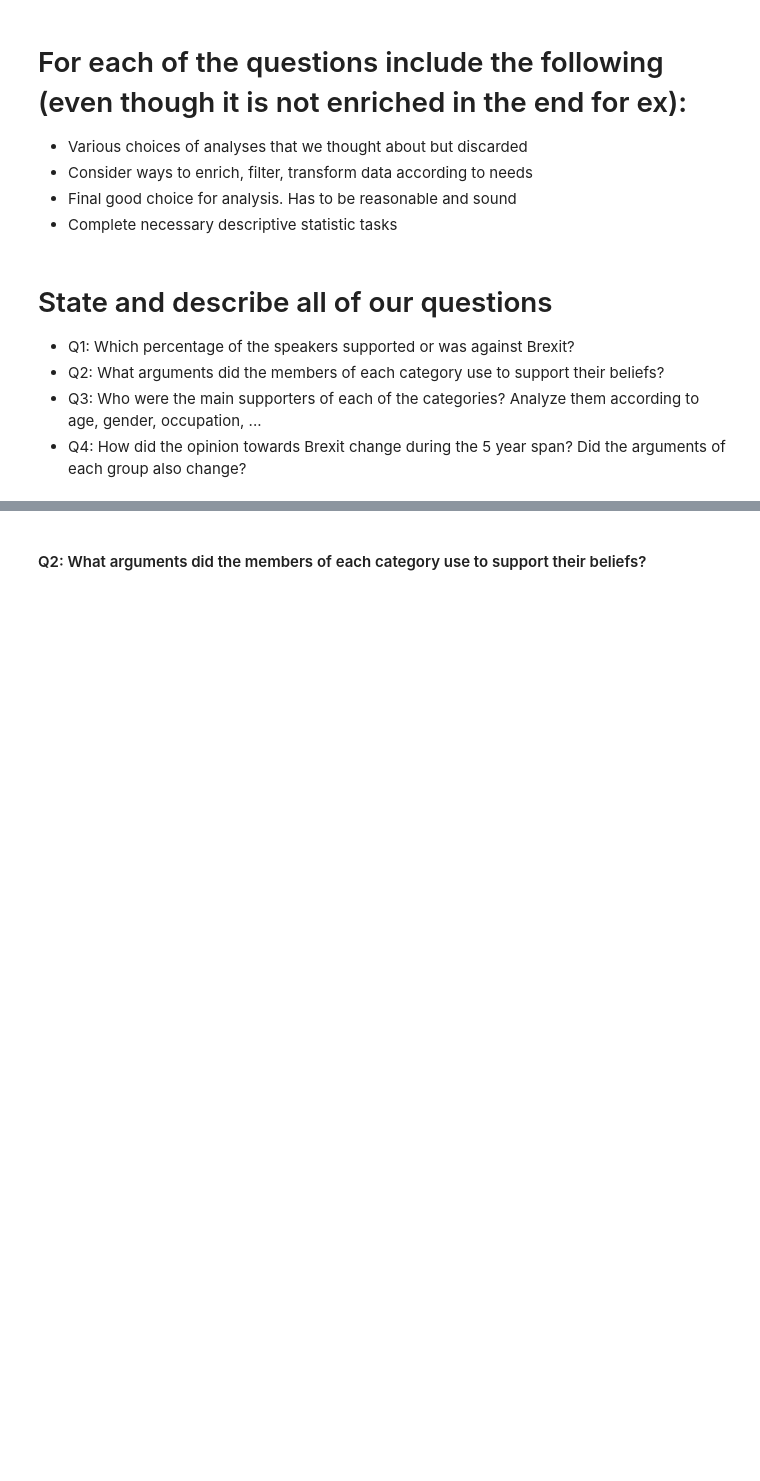
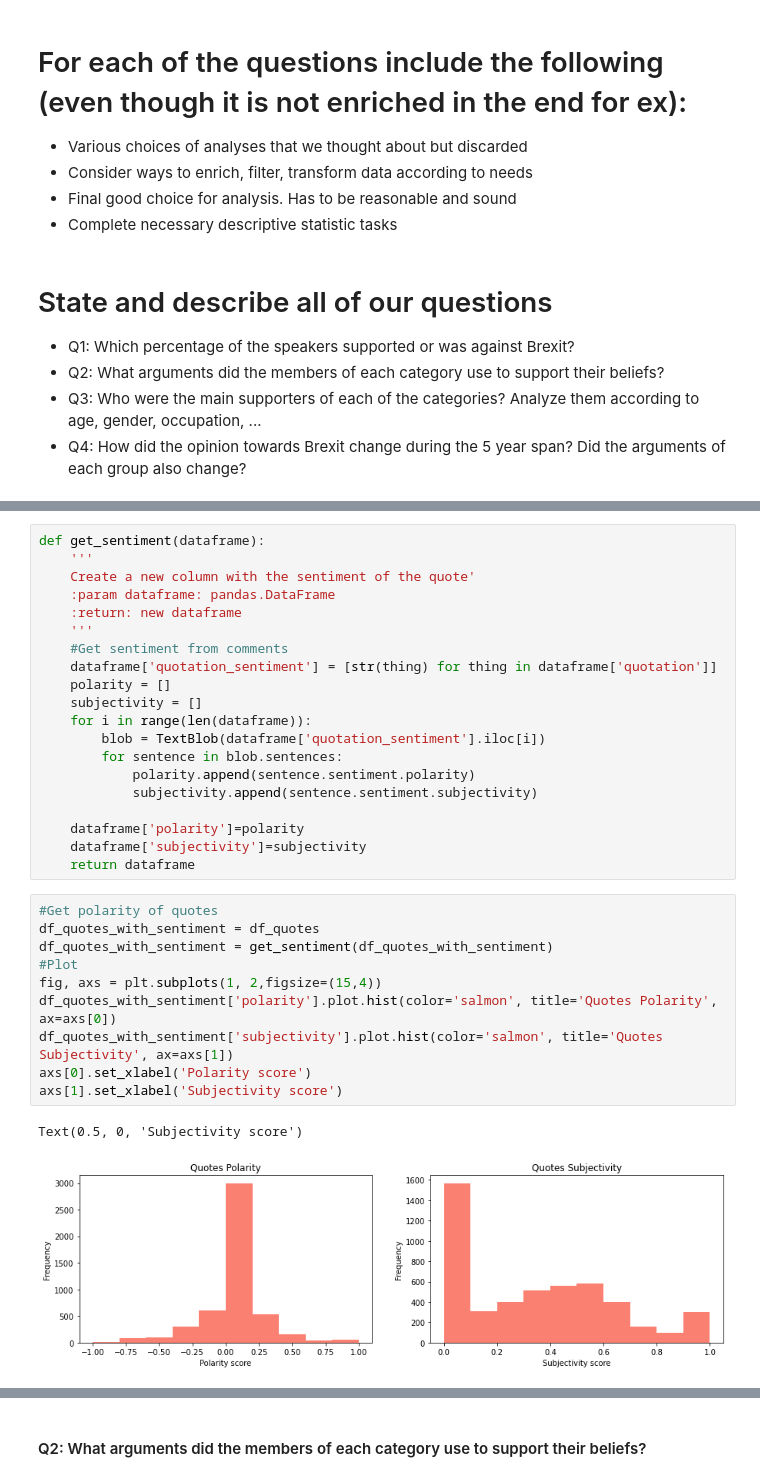
Before and after one commit to epfl-ada/ada-2021-project-kava, a Jupyter notebook: milestone2_template.ipynb, the cells around one changed output, grey strips where cells are left out. Drawn from its saved outputs; the diff is of its cells as text; blank space fills up the shorter version.

```diff
--- a/milestone2_template.ipynb
+++ b/milestone2_template.ipynb
@@ -899,0 +860,33 @@ df_quotes=df_quotes.reset_index(drop=True)
+# %%
+def get_sentiment(dataframe):
+    '''
+    Create a new column with the sentiment of the quote'
+    :param dataframe: pandas.DataFrame
+    :return: new dataframe
+    '''
+    #Get sentiment from comments
+    dataframe['quotation_sentiment'] = [str(thing) for thing in dataframe['quotation']]
+    polarity = []
+    subjectivity = []
+    for i in range(len(dataframe)):
+        blob = TextBlob(dataframe['quotation_sentiment'].iloc[i])
+        for sentence in blob.sentences:
+            polarity.append(sentence.sentiment.polarity)
+            subjectivity.append(sentence.sentiment.subjectivity)
+
+    dataframe['polarity']=polarity
+    dataframe['subjectivity']=subjectivity
+    return dataframe
+# %%
+#Get polarity of quotes
+df_quotes_with_sentiment = df_quotes
+df_quotes_with_sentiment = get_sentiment(df_quotes_with_sentiment)
+#Plot
+fig, axs = plt.subplots(1, 2,figsize=(15,4))
+df_quotes_with_sentiment['polarity'].plot.hist(color='salmon', title='Quotes Polarity', ax=axs[0])
+df_quotes_with_sentiment['subjectivity'].plot.hist(color='salmon', title='Quotes Subjectivity', ax=axs[1])
+axs[0].set_xlabel('Polarity score')
+axs[1].set_xlabel('Subjectivity score')
+# %% [output]
+Text(0.5, 0, 'Subjectivity score')
+[figure, added]
```
Also changed, not shown: parts of 40 cells of this notebook, 1 other file.
